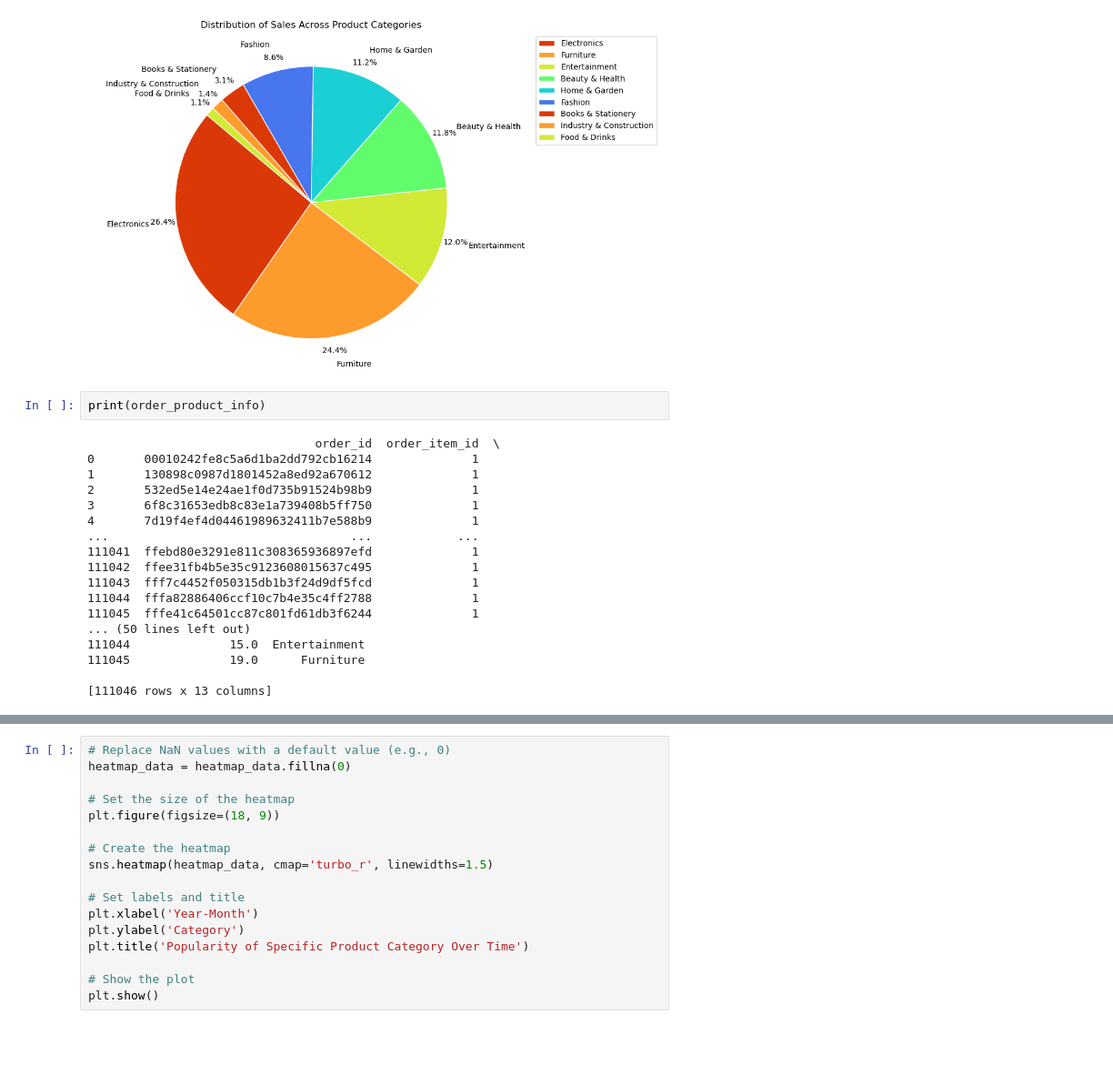
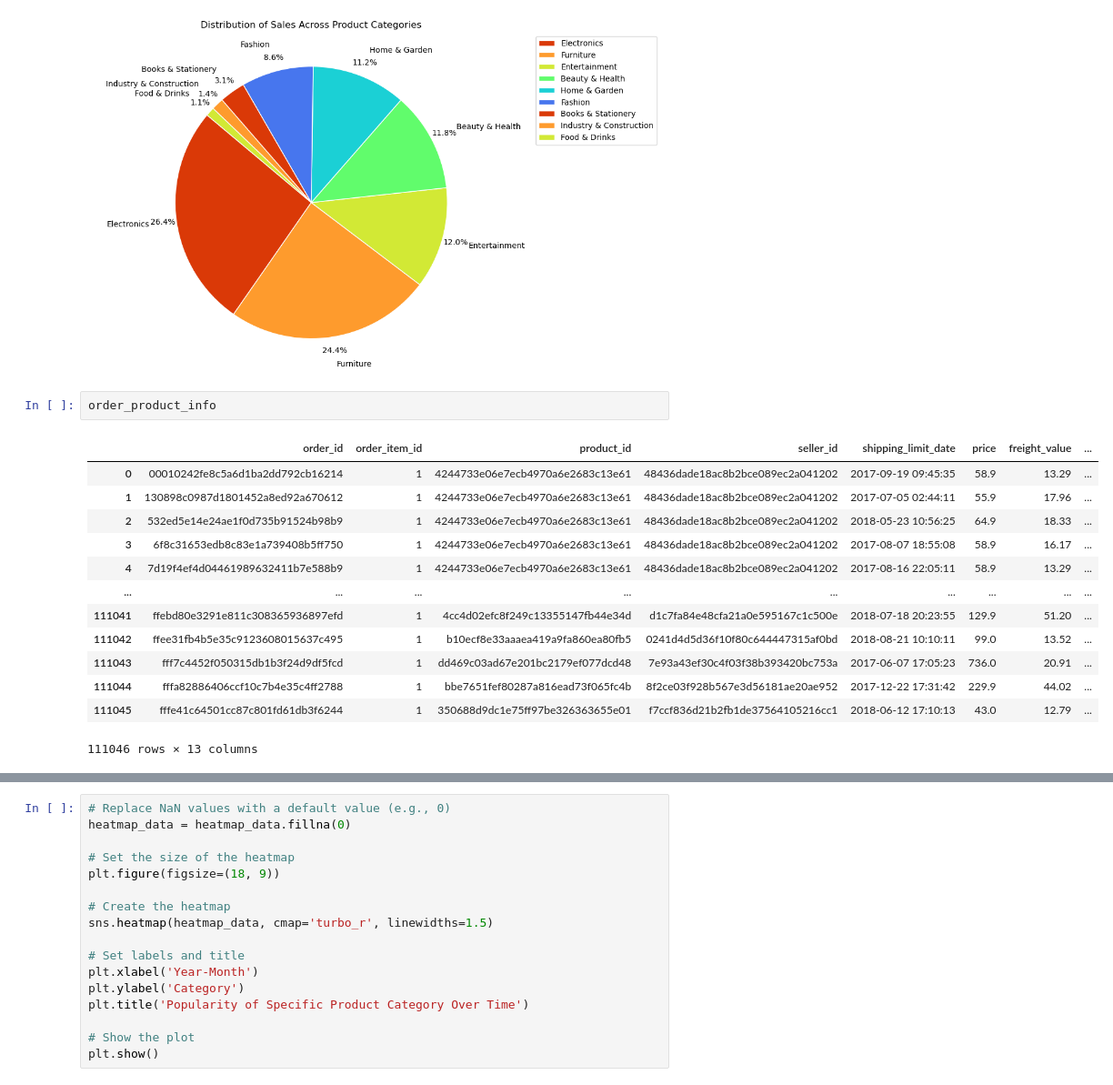
Before and after one commit to yjia28tan/Big-Data-Programming-Project, a Jupyter notebook: Code&Dataset/cleaned dataset/Sales Trends.ipynb, the cells around one changed output, grey strips where cells are left out. Shown: that part at 91% size. Saved outputs shown, nothing was run; the diff lists cells and outputs as text; blank space fills up the shorter version.

```diff
--- a/Code&Dataset/cleaned dataset/Sales Trends.ipynb
+++ b/Code&Dataset/cleaned dataset/Sales Trends.ipynb
@@ -131,25 +131,21 @@ plt.show()
 [figure]
 [figure]
 # %%
-print(order_product_info)
+order_product_info
 # %% [output]
+|  | order_id | order_item_id | product_id | seller_id | shipping_limit_date | price | freight_value | ... |
+| 0 | 00010242fe8c5a6d1ba2dd792cb16214 | 1 | 4244733e06e7ecb4970a6e2683c13e61 | 48436dade18ac8b2bce089ec2a041202 | 2017-09-19 09:45:35 | 58.9 | 13.29 | ... |
+| 1 | 130898c0987d1801452a8ed92a670612 | 1 | 4244733e06e7ecb4970a6e2683c13e61 | 48436dade18ac8b2bce089ec2a041202 | 2017-07-05 02:44:11 | 55.9 | 17.96 | ... |
+| 2 | 532ed5e14e24ae1f0d735b91524b98b9 | 1 | 4244733e06e7ecb4970a6e2683c13e61 | 48436dade18ac8b2bce089ec2a041202 | 2018-05-23 10:56:25 | 64.9 | 18.33 | ... |
+| 3 | 6f8c31653edb8c83e1a739408b5ff750 | 1 | 4244733e06e7ecb4970a6e2683c13e61 | 48436dade18ac8b2bce089ec2a041202 | 2017-08-07 18:55:08 | 58.9 | 16.17 | ... |
+| 4 | 7d19f4ef4d04461989632411b7e588b9 | 1 | 4244733e06e7ecb4970a6e2683c13e61 | 48436dade18ac8b2bce089ec2a041202 | 2017-08-16 22:05:11 | 58.9 | 13.29 | ... |
+| ... | ... | ... | ... | ... | ... | ... | ... | ... |
+| 111041 | ffebd80e3291e811c308365936897efd | 1 | 4cc4d02efc8f249c13355147fb44e34d | d1c7fa84e48cfa21a0e595167c1c500e | 2018-07-18 20:23:55 | 129.9 | 51.20 | ... |
+| 111042 | ffee31fb4b5e35c9123608015637c495 | 1 | b10ecf8e33aaaea419a9fa860ea80fb5 | 0241d4d5d36f10f80c644447315af0bd | 2018-08-21 10:10:11 | 99.0 | 13.52 | ... |
+| 111043 | fff7c4452f050315db1b3f24d9df5fcd | 1 | dd469c03ad67e201bc2179ef077dcd48 | 7e93a43ef30c4f03f38b393420bc753a | 2017-06-07 17:05:23 | 736.0 | 20.91 | ... |
+| 111044 | fffa82886406ccf10c7b4e35c4ff2788 | 1 | bbe7651fef80287a816ead73f065fc4b | 8f2ce03f928b567e3d56181ae20ae952 | 2017-12-22 17:31:42 | 229.9 | 44.02 | ... |
+| 111045 | fffe41c64501cc87c801fd61db3f6244 | 1 | 350688d9dc1e75ff97be326363655e01 | f7ccf836d21b2fb1de37564105216cc1 | 2018-06-12 17:10:13 | 43.0 | 12.79 | ... |
-                                order_id  order_item_id  \
-0       00010242fe8c5a6d1ba2dd792cb16214              1
-1       130898c0987d1801452a8ed92a670612              1
-2       532ed5e14e24ae1f0d735b91524b98b9              1
-3       6f8c31653edb8c83e1a739408b5ff750              1
-4       7d19f4ef4d04461989632411b7e588b9              1
-...                                  ...            ...
-111041  ffebd80e3291e811c308365936897efd              1
-111042  ffee31fb4b5e35c9123608015637c495              1
-111043  fff7c4452f050315db1b3f24d9df5fcd              1
-111044  fffa82886406ccf10c7b4e35c4ff2788              1
-111045  fffe41c64501cc87c801fd61db3f6244              1
-... (50 lines left out)
-111044              15.0  Entertainment
-111045              19.0      Furniture
-
-[111046 rows x 13 columns]
+111046 rows × 13 columns
 # %%
 # Group by 'order_id' and get the maximum 'order_item_id'
 max_order_item_id = order_product_info.groupby('order_id')['order_item_id'].max().reset_index()
```
Also changed, not shown: parts of 51 cells of this notebook, 1 other file.
